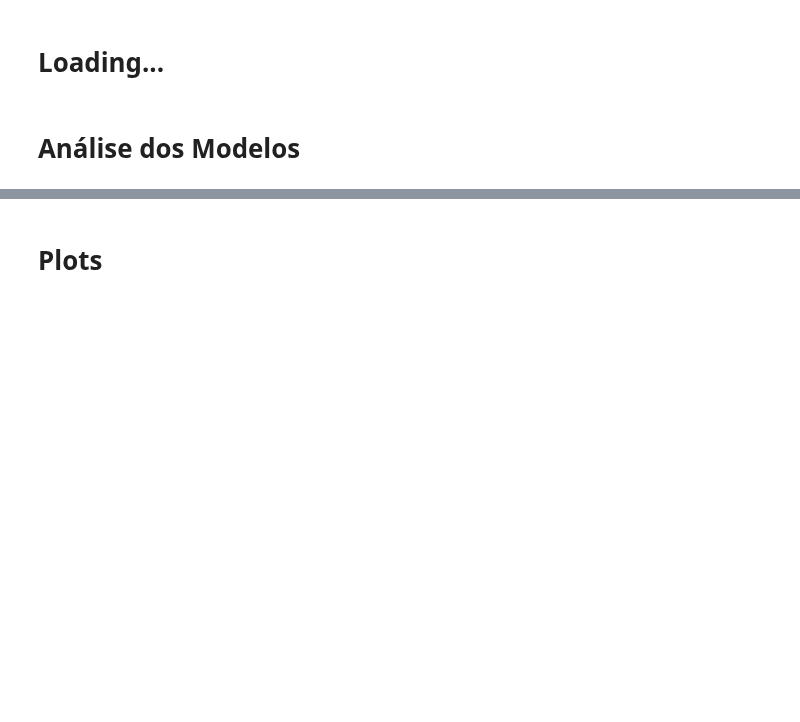
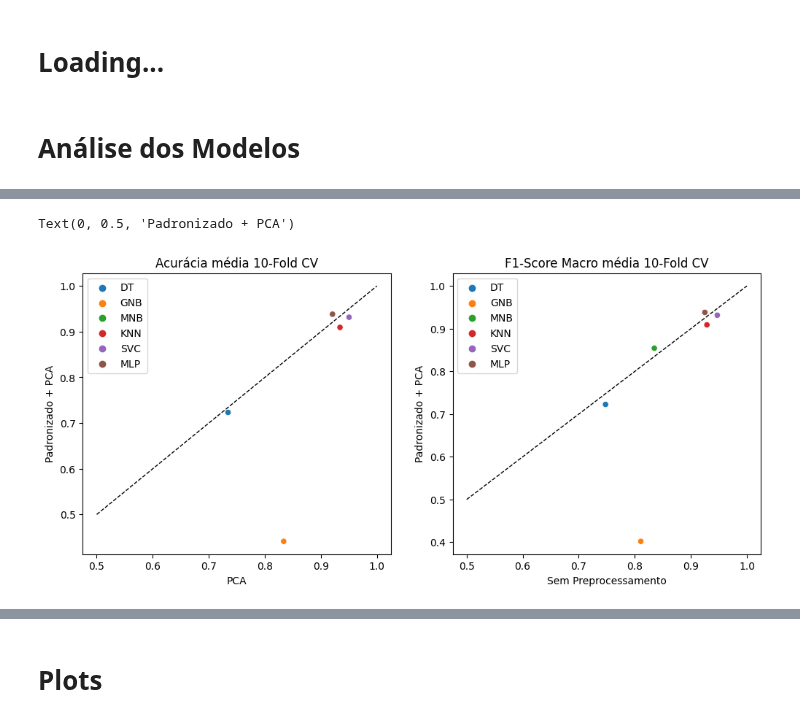
Before and after one commit to carlosgcarneiro/PESMnist, a Jupyter notebook: aed_mnist.ipynb, the cells around one changed output, grey strips where cells are left out. Saved outputs shown, nothing was run; the diff lists cells and outputs as text; code cells hidden in the pictures; blank space fills up the shorter version.

```diff
--- a/aed_mnist.ipynb
+++ b/aed_mnist.ipynb
@@ -105,0 +114,9 @@ mlp_scaled = load_metrics('mlp_scaled')
+# %%
+df_f1 = pd.DataFrame({
+    'DT': [dt[1].mean(), dt_scaled[1].mean(), dt_pca[1].mean(), dt_pca_scaled[1].mean(), dt_fs[1].mean(), dt_fs_scaled[1].mean(), dt_enc[1].mean()],
+    'GNB': [gnb[1].mean(), gnb_scaled[1].mean(), gnb_pca[1].mean(), gnb_pca_scaled[1].mean(), gnb_fs[1].mean(), gnb_fs_scaled[1].mean(), gnb_enc[1].mean()],
+    'MNB': [mnb[1].mean(), mnb_scaled[1].mean(), np.nan, mnb_pca_scaled[1].mean(), mnb_fs[1].mean(), mnb_fs_scaled[1].mean(), mnb_enc[1].mean()],
+    'KNN': [knn[1].mean(), knn_scaled[1].mean(), knn_pca[1].mean(), knn_pca_scaled[1].mean(), knn_fs[1].mean(), knn_fs_scaled[1].mean(), knn_enc[1].mean()],
+    'SVC': [svc[1].mean(), svc_scaled[1].mean(), svc_pca[1].mean(), svc_pca_scaled[1].mean(), svc_fs[1].mean(), svc_fs_scaled[1].mean(), svc_enc[1].mean()],
+    'MLP': [mlp[1].mean(), mlp_scaled[1].mean(), mlp_pca[1].mean(), mlp_pca_scaled[1].mean(), np.nan, np.nan, mlp_enc[1].mean()],
+}, index=['SPP', 'STDD', 'PCA', 'PCA_STDD', 'FSVT', 'FSVT_STDD', 'ENC'])
@@ -112,22 +140,6 @@ df_acc = pd.DataFrame({
     'SVC': [svc[0].mean(), svc_scaled[0].mean(), svc_pca[0].mean(), svc_pca_scaled[0].mean(), svc_fs[0].mean(), svc_fs_scaled[0].mean(), svc_enc[0].mean()],
     'MLP': [mlp[0].mean(), mlp_scaled[0].mean(), mlp_pca[0].mean(), mlp_pca_scaled[0].mean(), np.nan, np.nan, mlp_enc[0].mean()],
 }, index=['SPP', 'STDD', 'PCA', 'PCA_STDD', 'FSVT', 'FSVT_STDD', 'ENC'])
-df_acc_pca = pd.DataFrame({
-    'DT': dt_pca[0],
-    'GNB': gnb_pca[0],
-    'MNB': mnb_pca_scaled[0],
-    'KNN': knn_pca[0],
-    'SVC': svc_pca[0],
-    'MLP': mlp_pca[0],
-})
-df_f1 = pd.DataFrame({
-    'DT': dt[1],
-    'GNB': gnb[1],
-    'MNB': mnb[1],
-    'KNN': knn[1],
-    'SVC': svc[1],
-    'MLP': mlp[1],
-})
 # %%
 df_acc
 # %% [output]
@@ -152,2 +164,23 @@ Name: PCA, dtype: float64>
+# %%
+fig, ax = plt.subplots(1,2, figsize=(12,5))
+sns.scatterplot(x=df_acc.loc['PCA'],
+                y=df_acc.loc['PCA_STDD'],
+                hue=df_acc.columns, ax=ax[0])
+sns.scatterplot(x=df_f1.loc['SPP'],
+                y=df_f1.loc['PCA_STDD'],
+                hue=df_acc.columns, ax=ax[1])
+ax[0].plot([0.5, 1], [0.5, 1], 'k--', lw=1)
+ax[1].plot([0.5, 1], [0.5, 1], 'k--', lw=1)
+
+ax[0].set_title('Acurácia média 10-Fold CV')
+ax[0].set_xlabel('PCA')
+ax[0].set_ylabel('Padronizado + PCA')
+
+ax[1].set_title('F1-Score Macro média 10-Fold CV')
+ax[1].set_xlabel('Sem Preprocessamento')
+ax[1].set_ylabel('Padronizado + PCA')
+# %% [output]
+Text(0, 0.5, 'Padronizado + PCA')
+[figure, added]
 # %%
 fig, ax = plt.subplots(figsize=(5,4))
```
Also changed, not shown: parts of 10 cells of this notebook, 42 other files.
